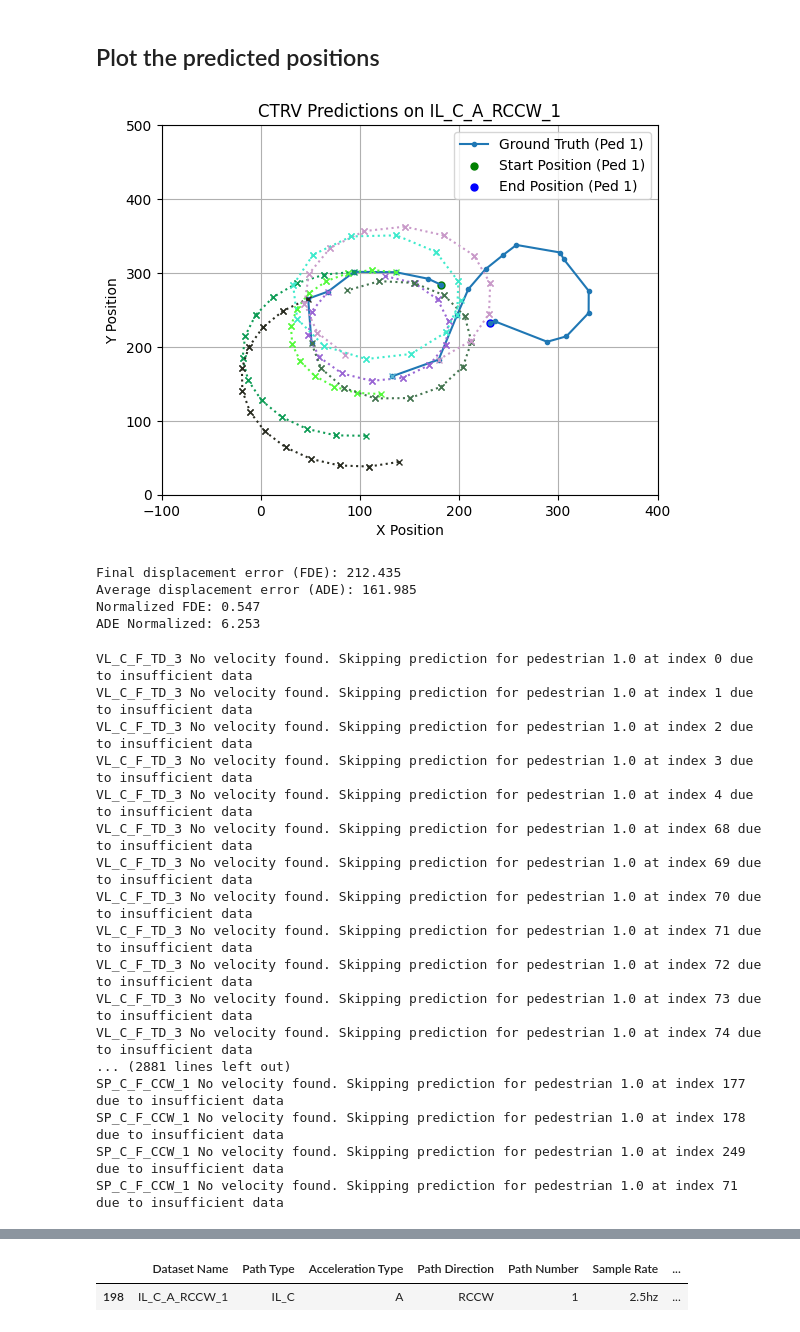
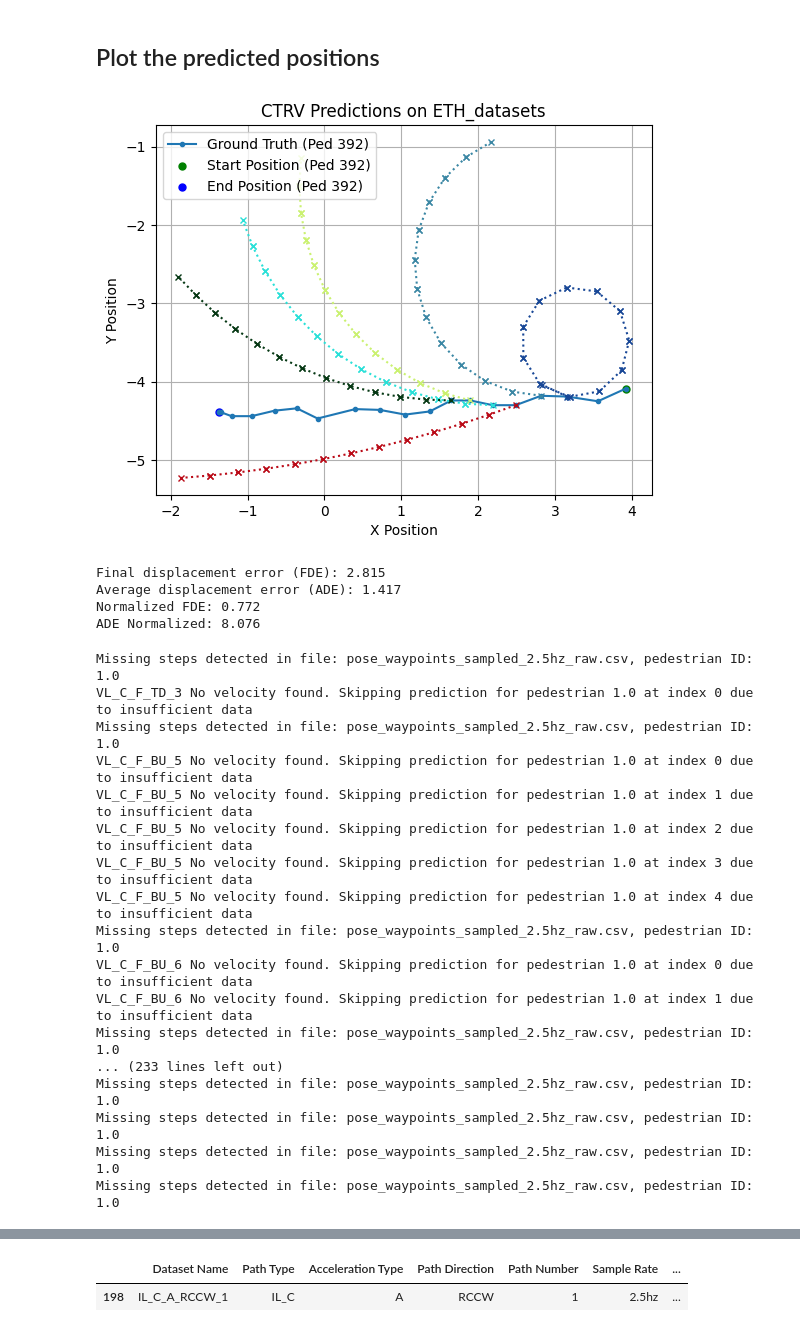
Before and after one commit to spourasgari/motion_predictor, a Jupyter notebook: withNone_CTRV_2_pred.ipynb, the cells around one changed output, grey strips where cells are left out. Drawn from its saved outputs; the diff is of its cells as text; code cells hidden in the pictures.

Commit message:
Finalize handling NaN points

```diff
--- a/withNone_CTRV_2_pred.ipynb
+++ b/withNone_CTRV_2_pred.ipynb
@@ -132,7 +131,7 @@ Saved 8 entries for ped_id 298 to /home/sina/env_prediction_project/motion_predi
 Saved 5 entries for ped_id 299 to /home/sina/env_prediction_project/motion_predictor/ETH_datasets/U3_C_A_DIR_299/ped_path_clean.csv
 Saved 5 entries for ped_id 408 to /home/sina/env_prediction_project/motion_predictor/ETH_datasets/U3_C_A_DIR_408/ped_path_clean.csv
 # %%
-desired_ped_id = 201
+desired_ped_id = 392
 
 # Parse ground truth data
 ground_truth = []
@@ -307,8 +308,8 @@ for ped_id in pedestrian_ids:
 # plt.figure(figsize=((x_max - x_min) * 0.5, (y_max - y_min) * 0.5), dpi=300)
 
 # # Set the x and y axis limits
-plt.xlim(-100, 400)
-plt.ylim(000, 500)
+# plt.xlim(-100, 400)
+# plt.ylim(000, 500)
 
 pedestrian_ids = np.unique(gt_array[:, 1])
 
@@ -359,34 +360,34 @@ for ped_id in pedestrian_ids:
 
     ## THESE PLOTS ARE NOT WORKING ANYMORE
     # plt.plot(p_x, p_y, marker="x", linewidth=1, linestyle='--', label='Predicted Positions', color="red") # Connect all prediction to each other, only useful for one-step prediction
     # plt.scatter(p_x, p_y, marker="x", label='Predicted Positions', color="red") # Just show the predicted positions
 
 # Mark start and end positions
 for ped_id in np.unique(gt_array[:, 1]):
     ped_data = gt_array[gt_array[:, 1] == ped_id]
     x_gt, y_gt = ped_data[:, 2], ped_data[:, 3]
     plt.scatter(x_gt[0], y_gt[0], color="green", s=25, label=f"Start Position (Ped {int(ped_id)})")
     plt.scatter(x_gt[-1], y_gt[-1], color="blue", s=25, label=f"End Position (Ped {int(ped_id)})")
 #     plt.scatter()
 #     [40.77488327026367, 253.8969268798828],
 #  [0.4355576923076923, 1.0, 62.06704711914063, 248.269775390625],
 #  [0.51475, 1.0, 71.64285278320312, 234.6148834228516],
 
 # plt.gca().invert_yaxis()  # Invert Y to match video coordinates
 # plt.gca().invert_xaxis()  # Invert X to match video coordinates
 
 # Titles and labels
 plt.title(f"{pred_model} Predictions on {file_name}")
 plt.xlabel("X Position")
 plt.ylabel("Y Position")
 plt.legend()
 plt.grid(True)
 
 # Show the plot
 plt.show()
 plt.close()
 # %% [output]
-[figure, old version]
+[figure, new version]
 # %%
 error_fde = []
 error_fde_normal = []
@@ -400,7 +401,6 @@ for t2, ped_dict in predictions.items():
         # Skip empty predictions
         if len(pred_list) < 1:
             continue
-
 
         # Get corresponding ground truth for ped_id
         ped_data = gt_array[gt_array[:, 1] == ped_id]
@@ -468,7 +468,7 @@ for t2, ped_dict in predictions.items():
             step_end = np.array([ped_data[start_idx + j + 1, 2], ped_data[start_idx + j + 1, 3]])
             step_size = np.linalg.norm(step_end - step_start)
 
-            if not np.isnan(step_size):
+            if step_size > 0:
                 total_dist_normalized += dist_step / step_size
                 valid_steps += 1
 
@@ -498,17 +498,17 @@ ade_avg_normal = np.nanmean(error_ade_normal)
 print('Normalized FDE: {:.3f}'.format(fde_avg_normal))
 print('ADE Normalized: {:.3f}'.format(ade_avg_normal))
 # %% [output]
-Final displacement error (FDE): 212.435
-Average displacement error (ADE): 161.985
-Normalized FDE: 0.547
-ADE Normalized: 6.253
+Final displacement error (FDE): 2.815
+Average displacement error (ADE): 1.417
+Normalized FDE: 0.772
+ADE Normalized: 8.076
 # %%
 avg_window_lin = 8
 avg_window_ang = 8
 
-ph = 12
+ph = 2
 
-## Directories for datasets
+# Directories for datasets
 base_dirs = [
     "/home/sina/env_prediction_project/trajectory_detection/Recorded Datasets/Straight Line/Vertical Line",
     "/home/sina/env_prediction_project/trajectory_detection/Recorded Datasets/Straight Line/Horizontal Line",
@@ -541,11 +541,15 @@ for base_dir in base_dirs:
 
         for file in files:
 
-            if not file.endswith("_raw.csv"):
-                continue
+            # if not file.endswith("_raw.csv"):
+            #     continue
 
             # if ph == 4 and file.endswith("_2.5hz_clean.csv"):
             #     continue
+
+
+            if not file.endswith("_2.5hz_raw.csv"):
+                continue
 
             data_path = os.path.join(root, file)
 
@@ -575,6 +579,14 @@ for base_dir in base_dirs:
                 for ped_id in pedestrian_ids:
                     # Filter data for the current pedestrian
                     ped_data = gt_array[gt_array[:, 1] == ped_id]
+
+
+                    # Check for missing steps in ETH dataset
+                    timestamps = ped_data[:, 0]
+                    expected_len = (timestamps[-1] - timestamps[0]) / 10 + 1
+                    if len(timestamps) != expected_len:
+                        print(f"Missing steps detected in file: {file}, pedestrian ID: {ped_id}")
+
 
                     # Initialize predictions for this pedestrian
                     ped_predictions = {}
@@ -769,7 +781,7 @@ for base_dir in base_dirs:
                             step_end = np.array([ped_data[start_idx + j + 1, 2], ped_data[start_idx + j + 1, 3]])
                             step_size = np.linalg.norm(step_end - step_start)
 
-                            if not np.isnan(step_size):
+                            if step_size > 0:
                                 total_dist_normalized += dist_step / step_size
                                 valid_steps += 1
 
@@ -820,23 +832,23 @@ for base_dir in base_dirs:
 
 results_df = pd.concat([results_df, pd.DataFrame(results)]).drop_duplicates(keep='last').reset_index(drop=True)
 # %% [output]
+Missing steps detected in file: pose_waypoints_sampled_2.5hz_raw.csv, pedestrian ID: 1.0
 VL_C_F_TD_3 No velocity found. Skipping prediction for pedestrian 1.0 at index 0 due to insufficient data
-VL_C_F_TD_3 No velocity found. Skipping prediction for pedestrian 1.0 at index 1 due to insufficient data
-VL_C_F_TD_3 No velocity found. Skipping prediction for pedestrian 1.0 at index 2 due to insufficient data
-VL_C_F_TD_3 No velocity found. Skipping prediction for pedestrian 1.0 at index 3 due to insufficient data
-VL_C_F_TD_3 No velocity found. Skipping prediction for pedestrian 1.0 at index 4 due to insufficient data
-VL_C_F_TD_3 No velocity found. Skipping prediction for pedestrian 1.0 at index 68 due to insufficient data
-VL_C_F_TD_3 No velocity found. Skipping prediction for pedestrian 1.0 at index 69 due to insufficient data
-VL_C_F_TD_3 No velocity found. Skipping prediction for pedestrian 1.0 at index 70 due to insufficient data
-VL_C_F_TD_3 No velocity found. Skipping prediction for pedestrian 1.0 at index 71 due to insufficient data
-VL_C_F_TD_3 No velocity found. Skipping prediction for pedestrian 1.0 at index 72 due to insufficient data
-VL_C_F_TD_3 No velocity found. Skipping prediction for pedestrian 1.0 at index 73 due to insufficient data
-VL_C_F_TD_3 No velocity found. Skipping prediction for pedestrian 1.0 at index 74 due to insufficient data
-... (2881 lines left out)
-SP_C_F_CCW_1 No velocity found. Skipping prediction for pedestrian 1.0 at index 177 due to insufficient data
-SP_C_F_CCW_1 No velocity found. Skipping prediction for pedestrian 1.0 at index 178 due to insufficient data
-SP_C_F_CCW_1 No velocity found. Skipping prediction for pedestrian 1.0 at index 249 due to insufficient data
-SP_C_F_CCW_1 No velocity found. Skipping prediction for pedestrian 1.0 at index 71 due to insufficient data
+Missing steps detected in file: pose_waypoints_sampled_2.5hz_raw.csv, pedestrian ID: 1.0
+VL_C_F_BU_5 No velocity found. Skipping prediction for pedestrian 1.0 at index 0 due to insufficient data
+VL_C_F_BU_5 No velocity found. Skipping prediction for pedestrian 1.0 at index 1 due to insufficient data
+VL_C_F_BU_5 No velocity found. Skipping prediction for pedestrian 1.0 at index 2 due to insufficient data
+VL_C_F_BU_5 No velocity found. Skipping prediction for pedestrian 1.0 at index 3 due to insufficient data
+VL_C_F_BU_5 No velocity found. Skipping prediction for pedestrian 1.0 at index 4 due to insufficient data
+Missing steps detected in file: pose_waypoints_sampled_2.5hz_raw.csv, pedestrian ID: 1.0
+VL_C_F_BU_6 No velocity found. Skipping prediction for pedestrian 1.0 at index 0 due to insufficient data
+VL_C_F_BU_6 No velocity found. Skipping prediction for pedestrian 1.0 at index 1 due to insufficient data
+Missing steps detected in file: pose_waypoints_sampled_2.5hz_raw.csv, pedestrian ID: 1.0
+... (233 lines left out)
+Missing steps detected in file: pose_waypoints_sampled_2.5hz_raw.csv, pedestrian ID: 1.0
+Missing steps detected in file: pose_waypoints_sampled_2.5hz_raw.csv, pedestrian ID: 1.0
+Missing steps detected in file: pose_waypoints_sampled_2.5hz_raw.csv, pedestrian ID: 1.0
+Missing steps detected in file: pose_waypoints_sampled_2.5hz_raw.csv, pedestrian ID: 1.0
 # %%
 # Remove duplicate rows based on all columns and keep the last occurrence
 # results_df = pd.concat([results_df, pd.DataFrame(results)]).drop_duplicates(keep='last').reset_index(drop=True)
```
Also changed, not shown: parts of 5 cells of this notebook, 8 other files.
